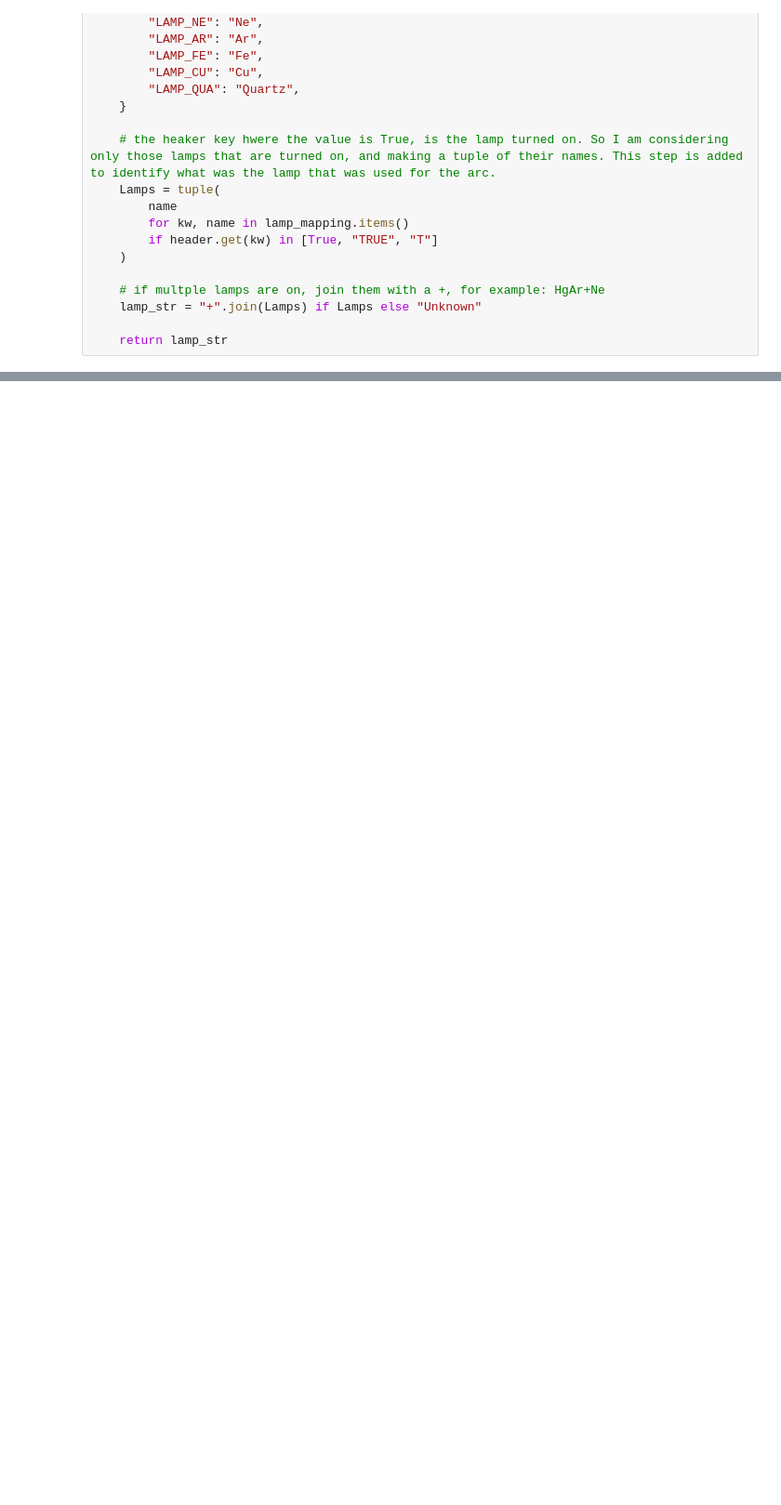
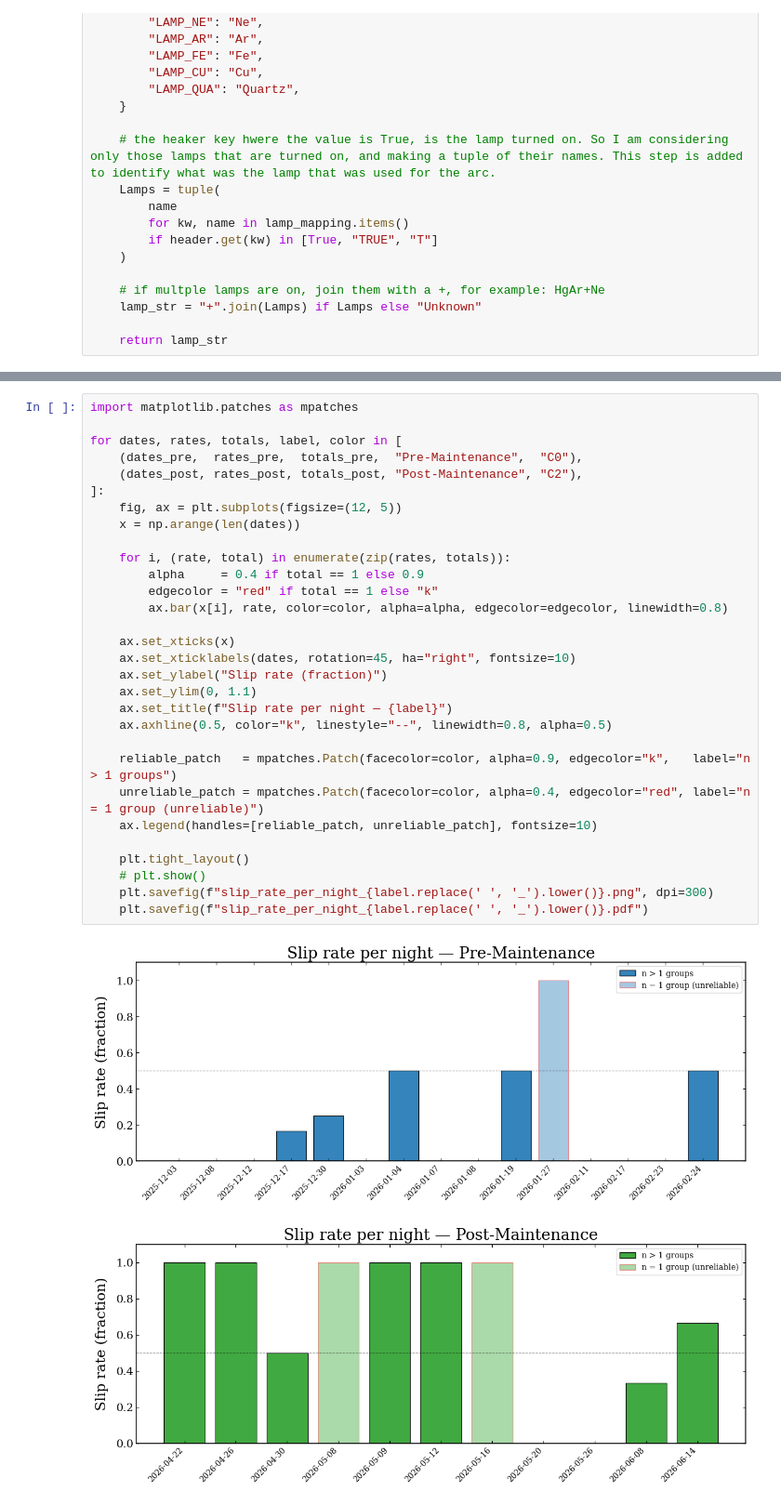
Before and after one commit to anirudhsalgundi/soar_mask_slip_study, a Jupyter notebook: soar_mask_slip_analysis.ipynb, the cells around one changed output, grey strips where cells are left out. Shown at 93% size. Drawn from its saved outputs; the diff is of its cells as text; blank space fills up the shorter version.

```diff
--- a/soar_mask_slip_analysis.ipynb
+++ b/soar_mask_slip_analysis.ipynb
@@ -2537,0 +953,33 @@ for group in grouped_arc_files:
+# %%
+import matplotlib.patches as mpatches
+
+for dates, rates, totals, label, color in [
+    (dates_pre,  rates_pre,  totals_pre,  "Pre-Maintenance",  "C0"),
+    (dates_post, rates_post, totals_post, "Post-Maintenance", "C2"),
+]:
+    fig, ax = plt.subplots(figsize=(12, 5))
+    x = np.arange(len(dates))
+
+    for i, (rate, total) in enumerate(zip(rates, totals)):
+        alpha     = 0.4 if total == 1 else 0.9
+        edgecolor = "red" if total == 1 else "k"
+        ax.bar(x[i], rate, color=color, alpha=alpha, edgecolor=edgecolor, linewidth=0.8)
+
+    ax.set_xticks(x)
+    ax.set_xticklabels(dates, rotation=45, ha="right", fontsize=10)
+    ax.set_ylabel("Slip rate (fraction)")
+    ax.set_ylim(0, 1.1)
+    ax.set_title(f"Slip rate per night — {label}")
+    ax.axhline(0.5, color="k", linestyle="--", linewidth=0.8, alpha=0.5)
+
+    reliable_patch   = mpatches.Patch(facecolor=color, alpha=0.9, edgecolor="k",   label="n > 1 groups")
+    unreliable_patch = mpatches.Patch(facecolor=color, alpha=0.4, edgecolor="red", label="n = 1 group (unreliable)")
+    ax.legend(handles=[reliable_patch, unreliable_patch], fontsize=10)
+
+    plt.tight_layout()
+    # plt.show()
+    plt.savefig(f"slip_rate_per_night_{label.replace(' ', '_').lower()}.png", dpi=300)
+    plt.savefig(f"slip_rate_per_night_{label.replace(' ', '_').lower()}.pdf")
+# %% [output]
+[figure, added]
+[figure, added]
```
Also changed, not shown: parts of 71 cells of this notebook.
